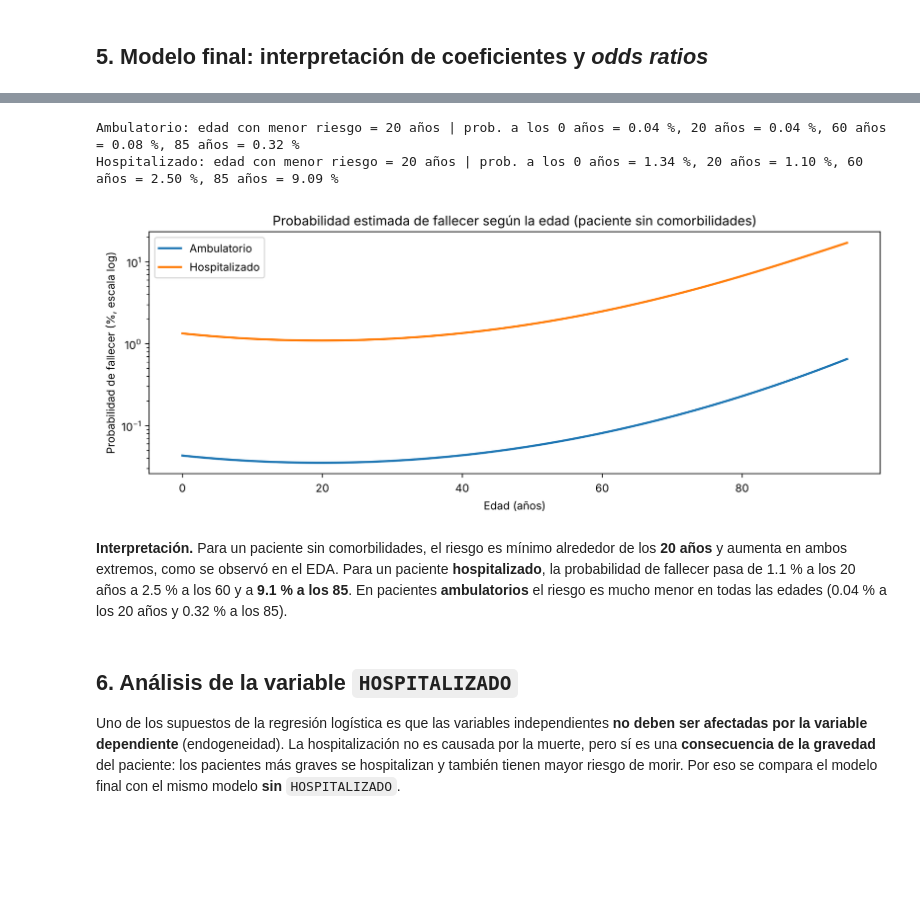
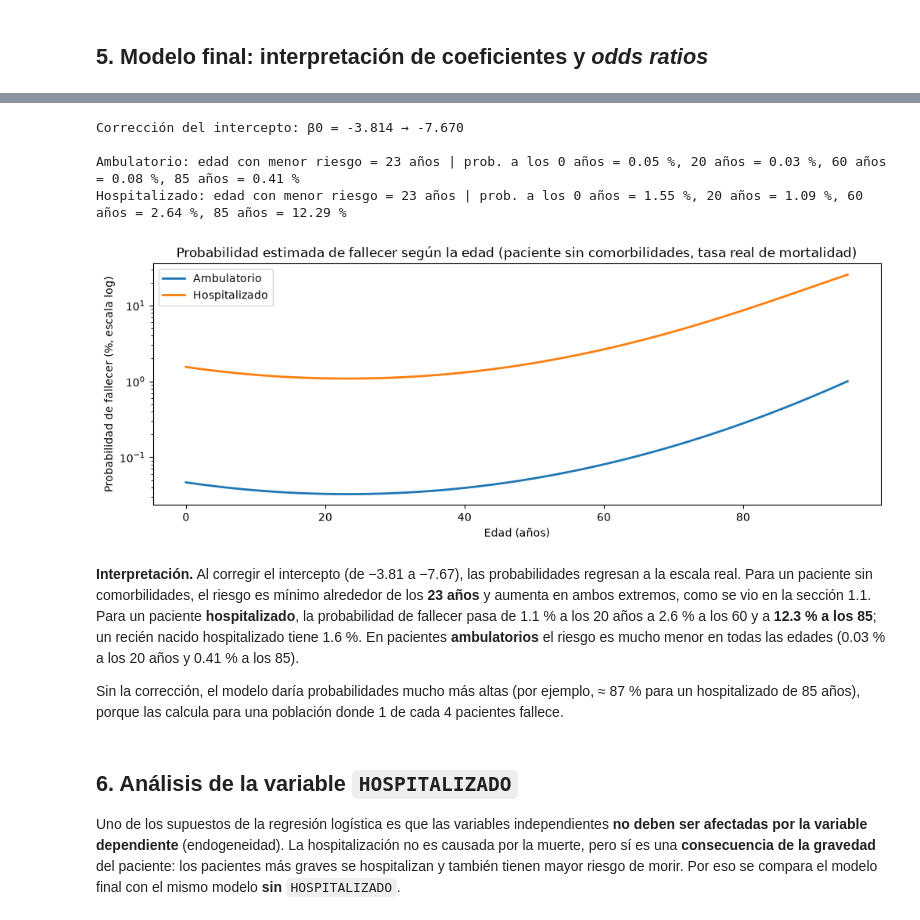
Before and after one commit to lbeltran-dev/Modelo-de-Regresion-Logistica-Para-Defuncion-Por-Dengue, a Jupyter notebook: 04_modelo.ipynb, the cells around one changed output, grey strips where cells are left out. Saved outputs shown, nothing was run; the diff lists cells and outputs as text; code cells hidden in the pictures; blank space fills up the shorter version.

```diff
--- a/04_modelo.ipynb
+++ b/04_modelo.ipynb
@@ -74,0 +189,11 @@ Variables independientes: 28
+# %%
+fallecidos = dengue[dengue['DEFUNCION'] == 1]
+sobrevivientes = dengue[dengue['DEFUNCION'] == 0].sample(n=3 * len(fallecidos), random_state=42)
+dengue_us = pd.concat([fallecidos, sobrevivientes]).sample(frac=1, random_state=42)  # mezclar filas
+
+pd.DataFrame({
+    'Casos': [len(dengue), len(dengue_us)],
+    'Fallecidos': [dengue['DEFUNCION'].sum(), dengue_us['DEFUNCION'].sum()],
+    'Sobrevivientes': [(dengue['DEFUNCION'] == 0).sum(), (dengue_us['DEFUNCION'] == 0).sum()],
+    'Mortalidad (%)': [dengue['DEFUNCION'].mean() * 100, dengue_us['DEFUNCION'].mean() * 100],
+}, index=['Original', 'Undersampling 75/25']).round(2)
@@ -74,0 +204,16 @@ Variables independientes: 28
+# %%
+# La edad conserva su distribución dentro de cada clase (el muestreo solo depende del desenlace)
+fig, ejes = plt.subplots(1, 2, figsize=(14, 4))
+for eje, clase, nombre in [(ejes[0], 0, 'Sobrevivientes'), (ejes[1], 1, 'Fallecidos')]:
+    sns.kdeplot(dengue.loc[dengue['DEFUNCION'] == clase, 'EDAD_ANOS'], ax=eje, lw=2, label='Original')
+    sns.kdeplot(dengue_us.loc[dengue_us['DEFUNCION'] == clase, 'EDAD_ANOS'], ax=eje, lw=2, ls='--', label='Undersampling')
+    eje.set_title(f'Edad de los {nombre.lower()}')
+    eje.set_xlabel('Edad (años)')
+    eje.legend()
+plt.tight_layout()
+plt.show()
+
+# Variables independientes (X) y dependiente (y) a partir de la muestra balanceada
+X = dengue_us.drop(columns=['ID_REGISTRO', 'DEFUNCION'])
+y = dengue_us['DEFUNCION']
+print('Dimensiones de X:', X.shape)
@@ -277,30 +426,41 @@ Todas las comorbilidades tienen OR mayor a 1 y ningún intervalo de confianza in
 # %%
 # Efecto de la edad: probabilidad estimada para un paciente de referencia
-# (sin ninguna comorbilidad, sin hemorragia, mes distinto de abril y junio), ambulatorio y hospitalizado
+# (sin comorbilidades, sin hemorragia, serotipo distinto de DENV4), ambulatorio y hospitalizado.
+# El modelo se ajustó con 25 % de fallecidos; se corrige el intercepto para regresar a la tasa real de mortalidad.
+pi_real = dengue['DEFUNCION'].mean()
+pi_muestra = y_train.mean()
+correccion = np.log((pi_muestra / (1 - pi_muestra)) / (pi_real / (1 - pi_real)))
+print(f'Corrección del intercepto: β0 = {modelo_final.params["const"]:.3f} → {modelo_final.params["const"] - correccion:.3f}\n')
+
 edades = np.arange(0, 96)
 plt.figure(figsize=(12, 4))
 for hosp, etiqueta in [(0, 'Ambulatorio'), (1, 'Hospitalizado')]:
     perfil = pd.DataFrame(0, index=edades, columns=variables)
     perfil['EDAD_ANOS'] = edades
     perfil['EDAD_ANOS_2'] = edades ** 2
     perfil['HOSPITALIZADO'] = hosp
-    prob = modelo_final.predict(sm.add_constant(perfil, has_constant='add'))
+    log_odds = modelo_final.predict(sm.add_constant(perfil, has_constant='add'), which='linear') - correccion
+    prob = 1 / (1 + np.exp(-log_odds.values))
     plt.plot(edades, prob * 100, lw=2, label=etiqueta)
     print(f'{etiqueta}: edad con menor riesgo = {edades[np.argmin(prob)]} años | '
           f'prob. a los 0 años = {prob[0]*100:.2f} %, 20 años = {prob[20]*100:.2f} %, '
           f'60 años = {prob[60]*100:.2f} %, 85 años = {prob[85]*100:.2f} %')
 plt.yscale('log')
 plt.xlabel('Edad (años)')
 plt.ylabel('Probabilidad de fallecer (%, escala log)')
-plt.title('Probabilidad estimada de fallecer según la edad (paciente sin comorbilidades)')
+plt.title('Probabilidad estimada de fallecer según la edad (paciente sin comorbilidades, tasa real de mortalidad)')
 plt.legend()
 plt.show()
 # %% [output]
-Ambulatorio: edad con menor riesgo = 20 años | prob. a los 0 años = 0.04 %, 20 años = 0.04 %, 60 años = 0.08 %, 85 años = 0.32 %
-Hospitalizado: edad con menor riesgo = 20 años | prob. a los 0 años = 1.34 %, 20 años = 1.10 %, 60 años = 2.50 %, 85 años = 9.09 %
+Corrección del intercepto: β0 = -3.814 → -7.670
+
+Ambulatorio: edad con menor riesgo = 23 años | prob. a los 0 años = 0.05 %, 20 años = 0.03 %, 60 años = 0.08 %, 85 años = 0.41 %
+Hospitalizado: edad con menor riesgo = 23 años | prob. a los 0 años = 1.55 %, 20 años = 1.09 %, 60 años = 2.64 %, 85 años = 12.29 %
-[figure, old version]
+[figure, new version]
 # %% [markdown]
-**Interpretación.** Para un paciente sin comorbilidades, el riesgo es mínimo alrededor de los **20 años** y aumenta en ambos extremos, como se observó en el EDA. Para un paciente **hospitalizado**, la probabilidad de fallecer pasa de 1.1 % a los 20 años a 2.5 % a los 60 y a **9.1 % a los 85**. En pacientes **ambulatorios** el riesgo es mucho menor en todas las edades (0.04 % a los 20 años y 0.32 % a los 85).
+**Interpretación.** Al corregir el intercepto (de −3.81 a −7.67), las probabilidades regresan a la escala real. Para un paciente sin comorbilidades, el riesgo es mínimo alrededor de los **23 años** y aumenta en ambos extremos, como se vio en la sección 1.1. Para un paciente **hospitalizado**, la probabilidad de fallecer pasa de 1.1 % a los 20 años a 2.6 % a los 60 y a **12.3 % a los 85**; un recién nacido hospitalizado tiene 1.6 %. En pacientes **ambulatorios** el riesgo es mucho menor en todas las edades (0.03 % a los 20 años y 0.41 % a los 85).
+
+Sin la corrección, el modelo daría probabilidades mucho más altas (por ejemplo, ≈ 87 % para un hospitalizado de 85 años), porque las calcula para una población donde 1 de cada 4 pacientes fallece.
 # %% [markdown]
 ## 6. Análisis de la variable `HOSPITALIZADO`
 
```
Also changed, not shown: parts of 47 cells of this notebook.
